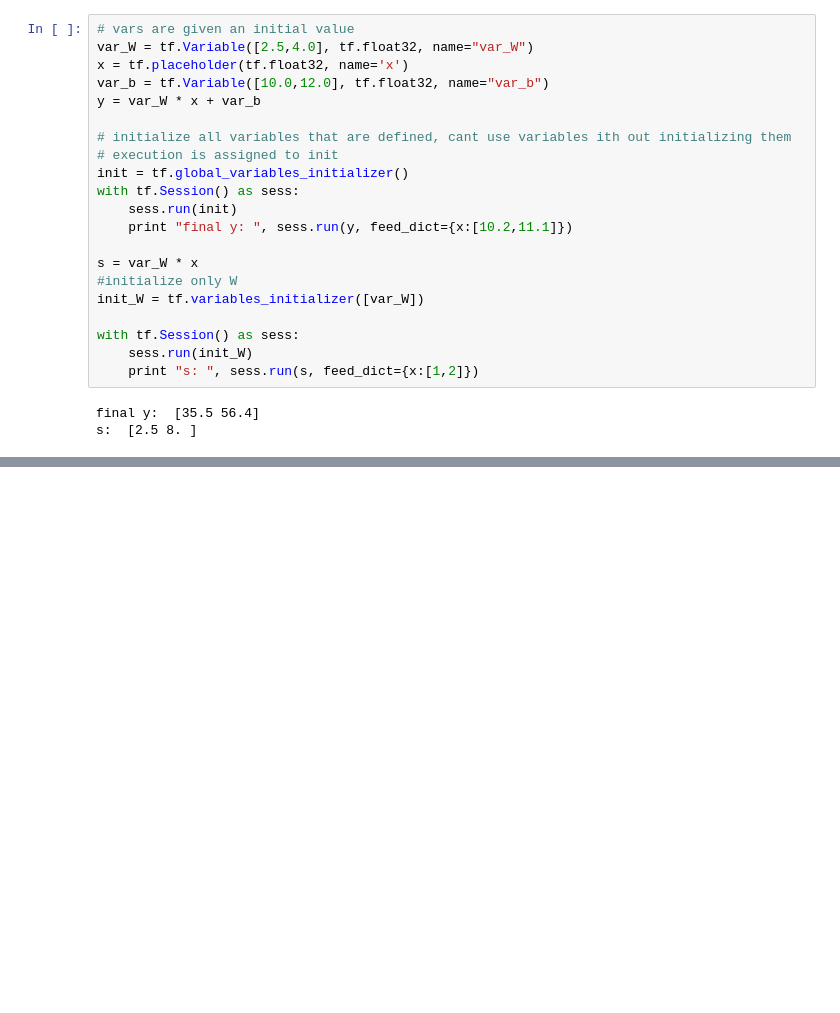
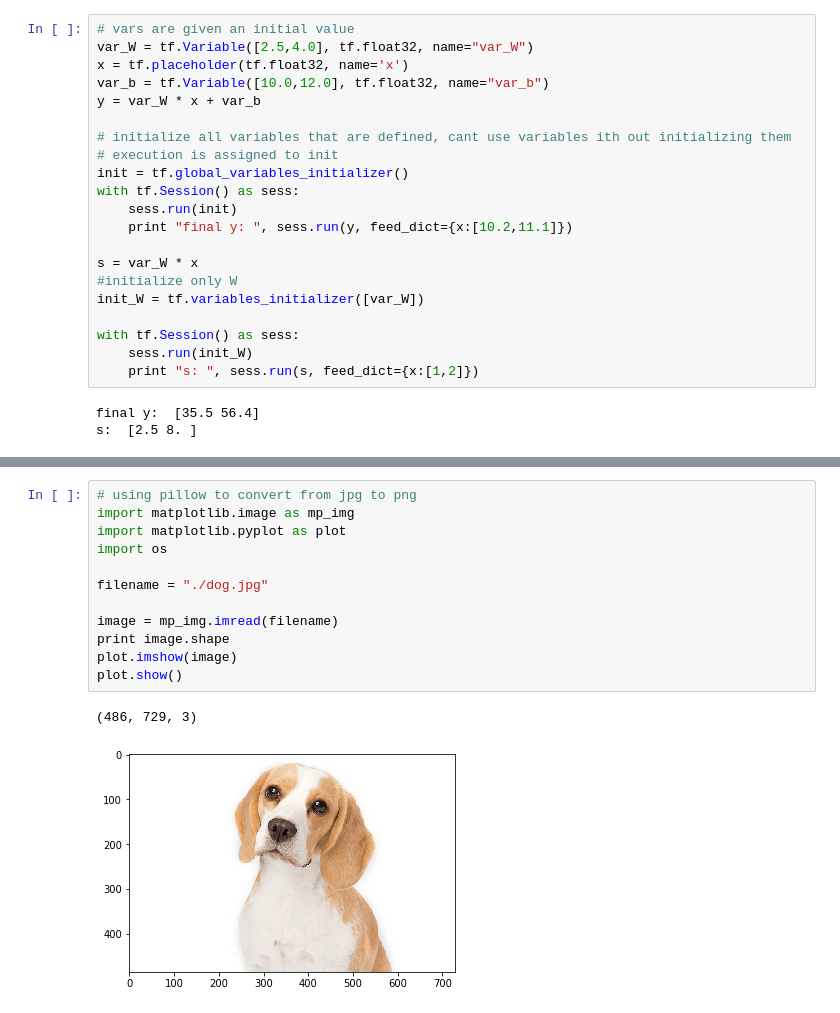
Before and after one commit to scottmishra/tensorflow_notes, a Jupyter notebook: HelloWorld.ipynb, the cells around one changed output, grey strips where cells are left out. Saved outputs shown, nothing was run; the diff lists cells and outputs as text; blank space fills up the shorter version.

```diff
--- a/HelloWorld.ipynb
+++ b/HelloWorld.ipynb
@@ -298,0 +314,15 @@ s:  [2.5 8. ]
+# %%
+# using pillow to convert from jpg to png
+import matplotlib.image as mp_img
+import matplotlib.pyplot as plot
+import os
+
+filename = "./dog.jpg"
+
+image = mp_img.imread(filename)
+print image.shape
+plot.imshow(image)
+plot.show()
+# %% [output]
+(486, 729, 3)
+[figure, added]
```
Also changed, not shown: parts of 6 cells of this notebook, 3 other files.
